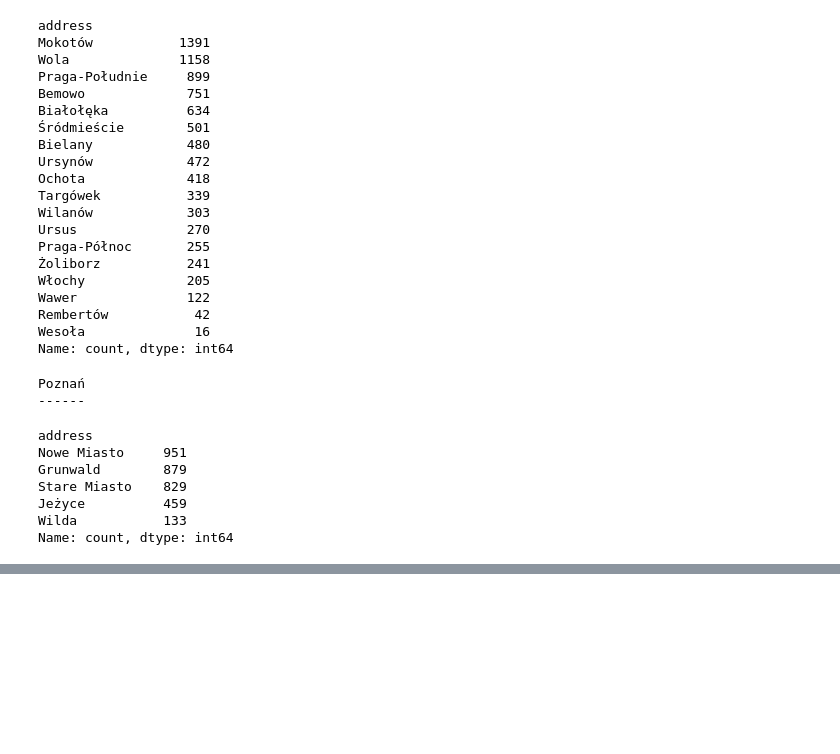
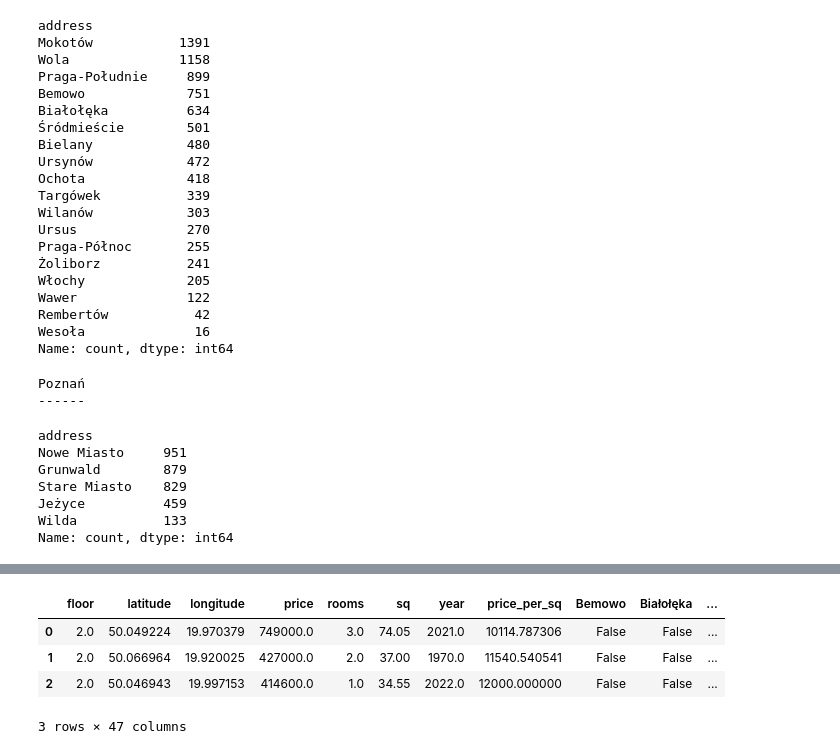
Before and after one commit to Pawel-Jurek/House_Prices_Estimating, a Jupyter notebook: modeling.ipynb, the cells around one changed output, grey strips where cells are left out. Drawn from its saved outputs; the diff is of its cells as text; code cells hidden in the pictures; blank space fills up the shorter version.

```diff
--- a/modeling.ipynb
+++ b/modeling.ipynb
@@ -306,0 +328,10 @@ Name: count, dtype: int64
+# %%
+df9 = df8.drop('address',axis='columns')
+df9 = df9.drop('city', axis='columns')
+df9.head(3)
+# %% [output]
+|  | floor | latitude | longitude | price | rooms | sq | year | price_per_sq | Bemowo | Białołęka | ... |
+| 0 | 2.0 | 50.049224 | 19.970379 | 749000.0 | 3.0 | 74.05 | 2021.0 | 10114.787306 | False | False | ... |
+| 1 | 2.0 | 50.066964 | 19.920025 | 427000.0 | 2.0 | 37.00 | 1970.0 | 11540.540541 | False | False | ... |
+| 2 | 2.0 | 50.046943 | 19.997153 | 414600.0 | 1.0 | 34.55 | 2022.0 | 12000.000000 | False | False | ... |
+3 rows × 47 columns
```
Also changed, not shown: parts of 7 cells of this notebook.
